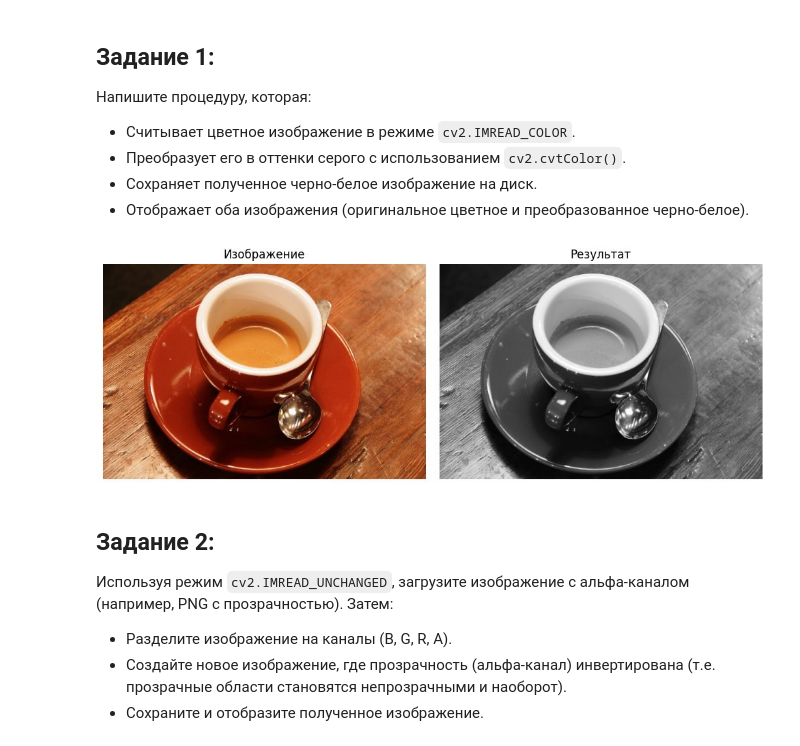
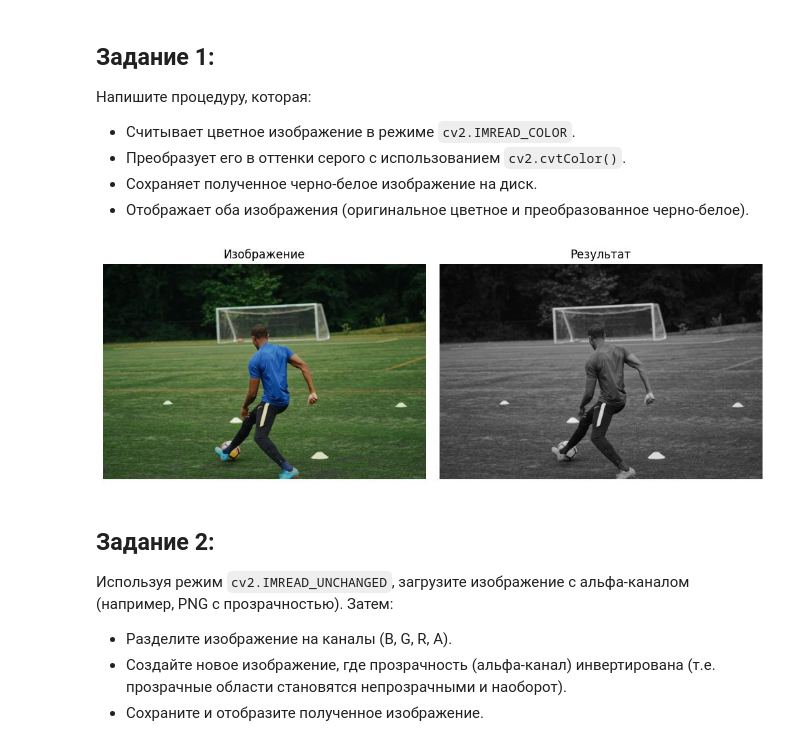
Before and after one commit to German121/image_processing, a Jupyter notebook: Задание 1/1A.ipynb, the cells around one changed output. Saved outputs shown, nothing was run; the diff lists cells and outputs as text; code cells hidden in the pictures.

```diff
--- a/Задание 1/1A.ipynb
+++ b/Задание 1/1A.ipynb
@@ -12,31 +12,32 @@
 - Отображает оба изображения (оригинальное цветное и преобразованное черно-белое).
 # %%
 from pathlib import Path
+from urllib.request import Request, urlopen
 import tempfile
 import cv2
 import numpy as np
 import matplotlib.pyplot as plt
-from skimage import data
 
 workdir = tempfile.TemporaryDirectory()
 files = Path(workdir.name)
-cv2.imwrite(str(files / 'image1.jpg'), cv2.cvtColor(data.coffee(), cv2.COLOR_RGB2BGR),
-            [cv2.IMWRITE_JPEG_QUALITY, 94])
+url = 'https://images.unsplash.com/photo-1600551778275-0f76a4f1fa39?auto=format&fit=max&w=960&q=85&fm=jpg'
+with urlopen(url, timeout=30) as response:
+    (files / 'image1.jpg').write_bytes(response.read())
 image1 = cv2.imread(str(files / 'image1.jpg'), cv2.IMREAD_COLOR)
 gray = cv2.cvtColor(image1, cv2.COLOR_BGR2GRAY)
 cv2.imwrite(str(files / 'gray.png'), gray)
 
 fig, axes = plt.subplots(1, 2, figsize=(10, 3.5))
 axes[0].imshow(cv2.cvtColor(image1, cv2.COLOR_BGR2RGB))
 axes[1].imshow(gray, cmap='gray', vmin=0, vmax=255)
 for ax, title in zip(axes, ['Изображение', 'Результат']):
     ax.set_title(title)
     ax.axis('off')
 fig.tight_layout()
 plt.show()
 plt.close(fig)
 # %% [output]
-[figure, old version]
+[figure, new version]
 # %% [markdown]
 ## Задание 2:
 Используя режим `cv2.IMREAD_UNCHANGED`, загрузите изображение с альфа-каналом (например, PNG с прозрачностью). Затем:
```
Also changed, not shown: parts of 10 cells of this notebook, 1 other file.
